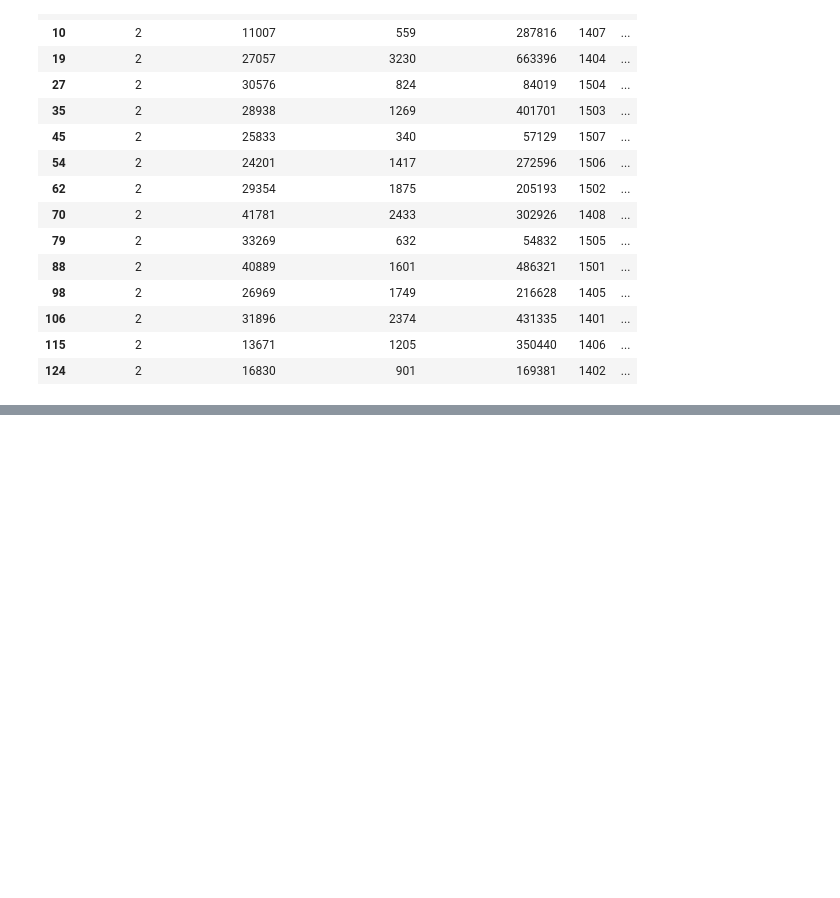
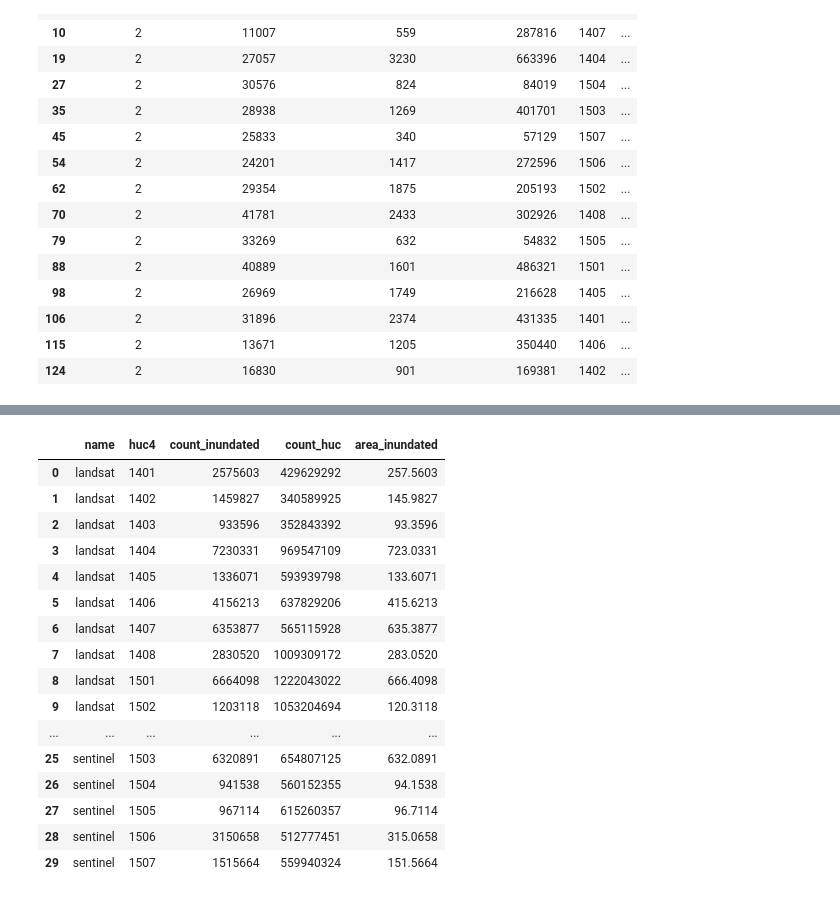
Before and after one commit to ppuentex/detection_comparison-CRB, a Jupyter notebook: code/analysis.ipynb, the cells around one changed output, grey strips where cells are left out. Saved outputs shown, nothing was run; the diff lists cells and outputs as text; code cells hidden in the pictures; blank space fills up the shorter version.

Commit message:
doing the zonal stats for landsat and sentinel, output data matches

```diff
--- a/code/analysis.ipynb
+++ b/code/analysis.ipynb
@@ -279,0 +287,23 @@ summary_df.to_csv('../data/landsat_stream_count_100m.csv', index=False)
+# %%
+#packages
+import geopandas as gpd
+import rasterstats
+
+
+huc4_path = '../data/shapefiles/crb_huc4.shp'
+
+crb_huc4 = gpd.read_file(huc4_path)
+
+#list of files
+file_list = ['../data/zenodo-data/landsat_mode_inundation.tif',
+             '../data/zenodo-data/sentinel_extent_inundation.tif']
+
+product_name = ['landsat', 'sentinel']
+
+zonal_data = {
+    'name': [],             #name of product
+    'huc4': [],             #huc4 id
+    'count_inundated': [],  #number of inundated pixels
+    'count_huc': []         #number of total pixels in the huc, all classifications 0 & 1
+
+}
@@ -279,0 +348,37 @@ summary_df.to_csv('../data/landsat_stream_count_100m.csv', index=False)
+# %%
+import pandas as pd
+
+zonal_df = pd.DataFrame(zonal_data)
+
+########
+# Calculating Area
+#  (number of pixels) * (pixel area = 10x10 m^2) / 1e6 to convert to km
+########
+
+#size of pixel
+pixel_area = 10**2 #(meters^2) from literature
+#convert to kilometers
+km_scale = 1e6
+
+#add calculations of area
+zonal_df['area_inundated'] = (zonal_df.count_inundated * pixel_area) / km_scale
+# %%
+zonal_df
+# %% [output]
+|  | name | huc4 | count_inundated | count_huc | area_inundated |
+| 0 | landsat | 1401 | 2575603 | 429629292 | 257.5603 |
+| 1 | landsat | 1402 | 1459827 | 340589925 | 145.9827 |
+| 2 | landsat | 1403 | 933596 | 352843392 | 93.3596 |
+| 3 | landsat | 1404 | 7230331 | 969547109 | 723.0331 |
+| 4 | landsat | 1405 | 1336071 | 593939798 | 133.6071 |
+| 5 | landsat | 1406 | 4156213 | 637829206 | 415.6213 |
+| 6 | landsat | 1407 | 6353877 | 565115928 | 635.3877 |
+| 7 | landsat | 1408 | 2830520 | 1009309172 | 283.0520 |
+| 8 | landsat | 1501 | 6664098 | 1222043022 | 666.4098 |
+| 9 | landsat | 1502 | 1203118 | 1053204694 | 120.3118 |
+| ... | ... | ... | ... | ... | ... |
+| 25 | sentinel | 1503 | 6320891 | 654807125 | 632.0891 |
+| 26 | sentinel | 1504 | 941538 | 560152355 | 94.1538 |
+| 27 | sentinel | 1505 | 967114 | 615260357 | 96.7114 |
+| 28 | sentinel | 1506 | 3150658 | 512777451 | 315.0658 |
+| 29 | sentinel | 1507 | 1515664 | 559940324 | 151.5664 |
```
Also changed, not shown: parts of 4 cells of this notebook, 1 other file.
